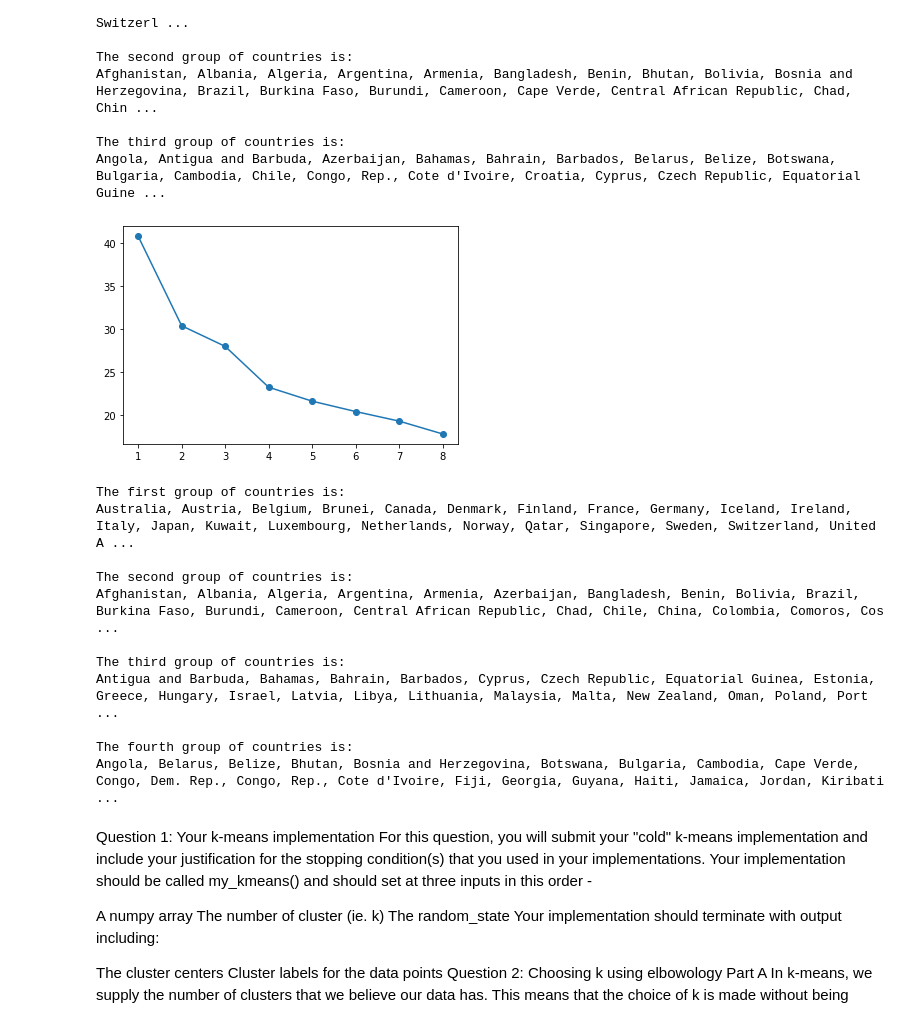
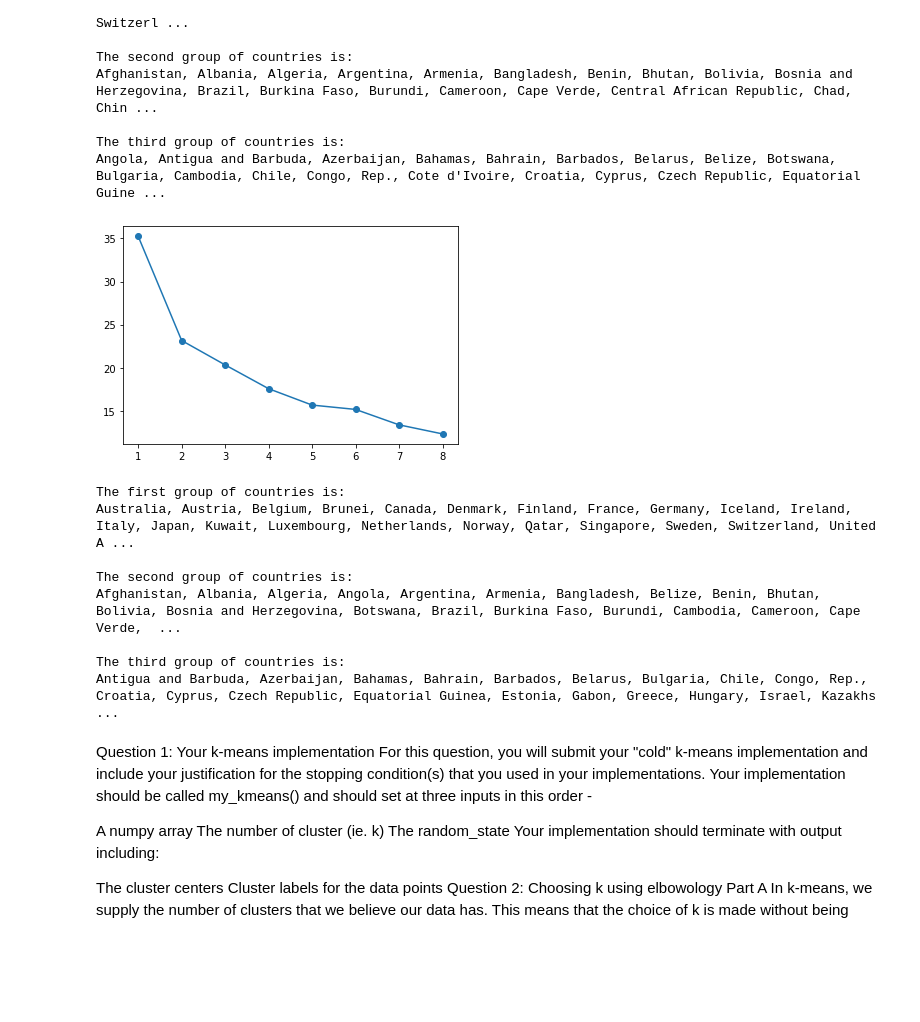
Before and after one commit to sashayeu/machine-learning-portfolio, a Jupyter notebook: Revised Homework/revisedHomework2.ipynb, the cells around one changed output. Saved outputs shown, nothing was run; the diff lists cells and outputs as text; code cells hidden in the pictures; blank space fills up the shorter version.

```diff
--- a/Revised Homework/revisedHomework2.ipynb
+++ b/Revised Homework/revisedHomework2.ipynb
@@ -23,7 +23,7 @@ data.head()
 | 4 | Antigua and Barbuda | 10.3 | 45.5 | 6.03 | 58.9 | 19100 | 1.44 | 76.8 | 2.13 | 12200 |
 # %%
 #creating the subset of variables I will use
-data_subset = data[['exports', 'imports','income','gdpp']]
+data_subset = data[['exports','income','gdpp']]
 
 #dropping rows with NaN values
 data_subset = data_subset.dropna()
@@ -48,21 +48,14 @@ mn = np.min(exports)
 exports_norm = (exports - mn)/(mx - mn)
 exports_norm = np.around(exports_norm, decimals = 2)
 
-imports = data_subset_NP[:,1]
-mx = np.max(imports)
-mn = np.min(imports)
-
-imports_norm = (imports - mn)/(mx - mn)
-imports_norm = np.around(imports_norm, decimals = 2)
-
-income = data_subset_NP[:,2]
+income = data_subset_NP[:,1]
 mx = np.max(income)
 mn = np.min(income)
 
 income_norm = (income - mn)/(mx - mn)
 income_norm = np.around(income_norm, decimals = 2)
 
-gdpp = data_subset_NP[:,3]
+gdpp = data_subset_NP[:,2]
 mx = np.max(gdpp)
 mn = np.min(gdpp)
 
@@ -70,7 +63,7 @@ gdpp_norm = (gdpp - mn)/(mx - mn)
 gdpp_norm = np.around(gdpp_norm, decimals = 2)
 
 # these are all variables against each other
-exports_vs_imports_vs_income_vs_gdpp = np.stack((exports_norm, imports_norm,income_norm,gdpp_norm),axis=-1)
+exports_vs_income_vs_gdpp = np.stack((exports_norm, income_norm,gdpp_norm),axis=-1)
 
 # just exports and GDP per capita
 exports_vs_gdpp = np.stack((exports_norm, gdpp_norm),axis=-1)
@@ -268,17 +261,17 @@ Angola, Antigua and Barbuda, Azerbaijan, Bahamas, Bahrain, Barbados, Belarus, Be
 # %%
 # Determining ideal number of clusters for all variables
 
-exports_vs_imports_vs_income_vs_gdpp_cluster_number = looping_kmeans(exports_vs_imports_vs_income_vs_gdpp,[1,2,3,4,5,6,7,8])
+exports_vs_income_vs_gdpp_cluster_number = looping_kmeans(exports_vs_income_vs_gdpp,[1,2,3,4,5,6,7,8])
 
-plt.plot(range(1,9),exports_vs_imports_vs_income_vs_gdpp_cluster_number,marker='o')
+plt.plot(range(1,9),exports_vs_income_vs_gdpp_cluster_number,marker='o')
 plt.show()
 # %% [output]
-[figure, old version]
+[figure, new version]
 # %%
-# There is another unclear elbow, but visually I think the idea number of clusters is 4
+# There is another unclear elbow, but visually I think the idea number of clusters is 3
 # No visualization since there are 4 variables
 
-all_variables_output = cold_kmeans(exports_vs_imports_vs_income_vs_gdpp, 4, 1)
+all_variables_output = cold_kmeans(exports_vs_income_vs_gdpp, 3, 1)
 
 # A list of all the countries in each group
 
@@ -299,24 +292,15 @@ for i in data_NP[np.where(all_variables_output[1] == 2),0]:
     for x in i:
         print(x,end=", ")
 print("\n")
-
-print("The fourth group of countries is:")
-for i in data_NP[np.where(all_variables_output[1] == 3),0]:
-    for x in i:
-        print(x,end=", ")
-print("\n")
 # %% [output]
 The first group of countries is:
 Australia, Austria, Belgium, Brunei, Canada, Denmark, Finland, France, Germany, Iceland, Ireland, Italy, Japan, Kuwait, Luxembourg, Netherlands, Norway, Qatar, Singapore, Sweden, Switzerland, United A ...
 
 The second group of countries is:
-Afghanistan, Albania, Algeria, Argentina, Armenia, Azerbaijan, Bangladesh, Benin, Bolivia, Brazil, Burkina Faso, Burundi, Cameroon, Central African Republic, Chad, Chile, China, Colombia, Comoros, Cos ...
+Afghanistan, Albania, Algeria, Angola, Argentina, Armenia, Bangladesh, Belize, Benin, Bhutan, Bolivia, Bosnia and Herzegovina, Botswana, Brazil, Burkina Faso, Burundi, Cambodia, Cameroon, Cape Verde,  ...
 
 The third group of countries is:
-Antigua and Barbuda, Bahamas, Bahrain, Barbados, Cyprus, Czech Republic, Equatorial Guinea, Estonia, Greece, Hungary, Israel, Latvia, Libya, Lithuania, Malaysia, Malta, New Zealand, Oman, Poland, Port ...
-
-The fourth group of countries is:
-Angola, Belarus, Belize, Bhutan, Bosnia and Herzegovina, Botswana, Bulgaria, Cambodia, Cape Verde, Congo, Dem. Rep., Congo, Rep., Cote d'Ivoire, Fiji, Georgia, Guyana, Haiti, Jamaica, Jordan, Kiribati ...
+Antigua and Barbuda, Azerbaijan, Bahamas, Bahrain, Barbados, Belarus, Bulgaria, Chile, Congo, Rep., Croatia, Cyprus, Czech Republic, Equatorial Guinea, Estonia, Gabon, Greece, Hungary, Israel, Kazakhs ...
 # %%
 # Talk about kmeans sklearn implementation, in terms of time
 # %%
```
Also changed, not shown: parts of 4 cells of this notebook, 3 other files.
